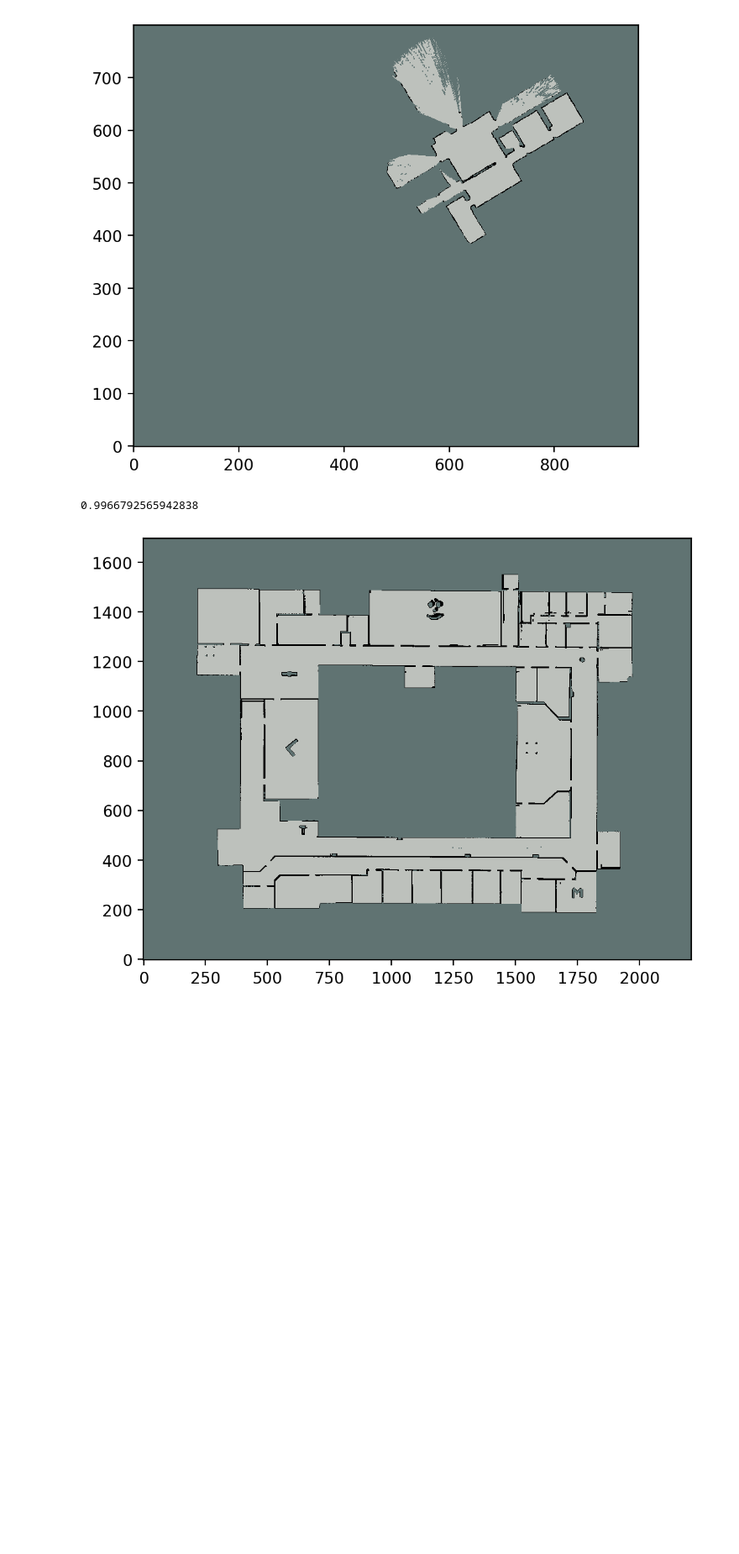
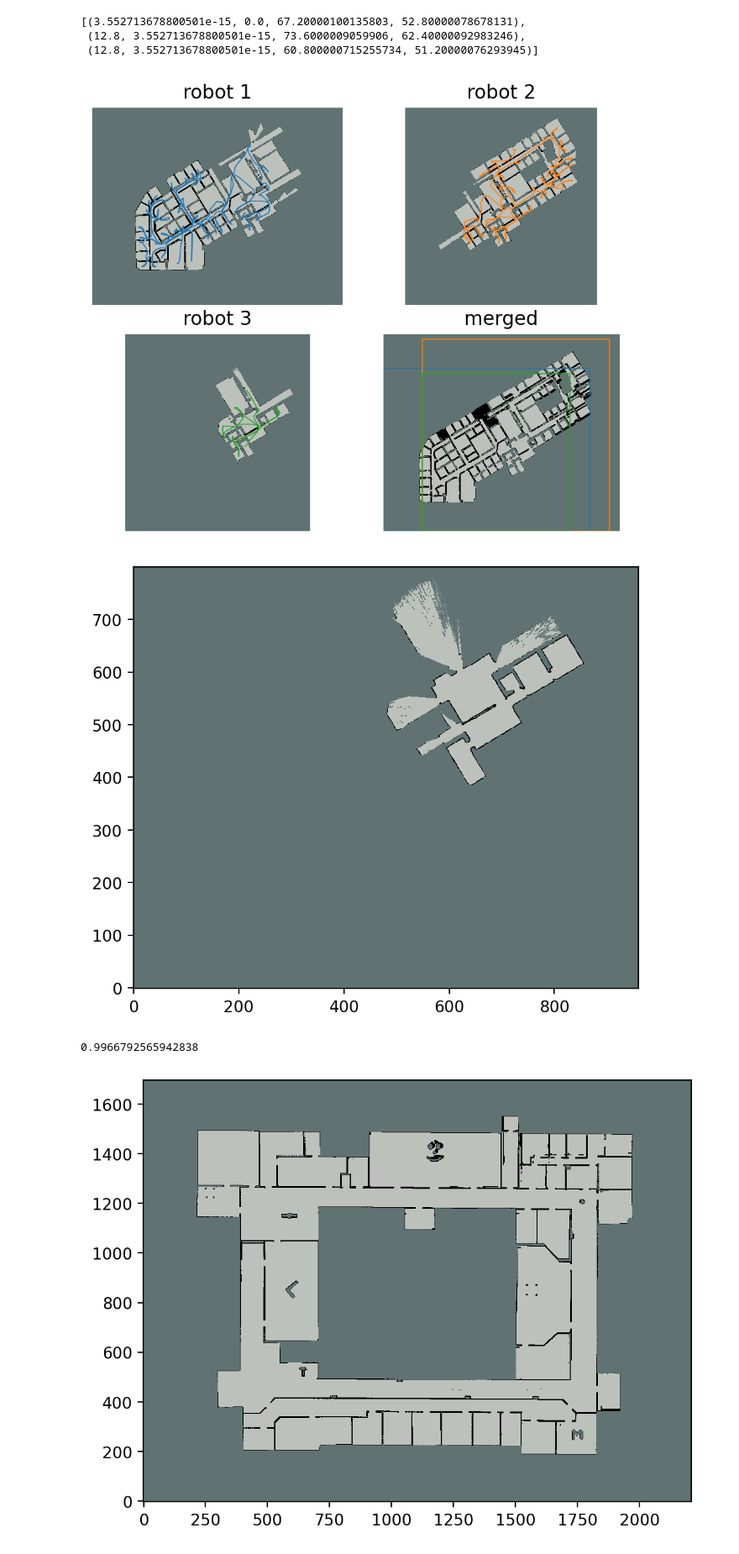
Before and after one commit to maurotella/ROS.postprocessing, a Jupyter notebook: test_merging.ipynb, the cells around one changed output. Shown: that part at 84% size. Saved outputs shown, nothing was run; the diff lists cells and outputs as text; code cells hidden in the pictures; blank space fills up the shorter version.

```diff
--- a/test_merging.ipynb
+++ b/test_merging.ipynb
@@ -16,3 +62,59 @@ maps = [SR.get_final_map_single(n)['map'] for n in range(1,SR.get_robot_nr()+1)]
+# %%
+SR = stats.SingleRun(path, 462, 'e40')
+n = SR.get_robot_nr()
+
+_, axs = plt.subplots(ceil((n+1)/2), 2, dpi=200)
+
+borders = []
+
+m_ox, m_oy = (stats.get_origin(SR.finalMap)['x'],stats.get_origin(SR.finalMap)['y'])
+
+for robot in range(1, n+1):
+    ax = axs[(robot-1)//2][(robot-1)%2]
+    map = SR.get_final_map_single(robot)['map']
+
+    stats.plot_occ_grid(map, ax)
+    min_x = stats.get_origin(map)['x']-m_ox
+    min_y = stats.get_origin(map)['y']-m_oy
+    max_x = (stats.get_origin(map)['x']-m_ox)+stats.get_size(map)[1]*stats.get_res(map)
+    max_y = (stats.get_origin(map)['y']-m_oy)+stats.get_size(map)[0]*stats.get_res(map)
+    borders.append((min_x,min_y,max_x,max_y))
+    trace = SR.get_tracciato(
+        robot,
+        origin = (stats.get_origin(map)['x'], stats.get_origin(map)['y']),
+        resolution = stats.get_res(map)
+    )
+    ax.plot(
+        *trace.coords.xy,
+        linewidth=.6,
+        color=stats.COLOR_LIST[(robot-1)%len(stats.COLOR_LIST)]
+    )
+    ax.set_title(f'robot {robot}')
+    ax.axis('off')
+stats.plot_occ_grid(
+    SR.finalMap,
+    axs[-1][-1]
+)
+#SR.plot_tracciato(ax=axs[-1][-1], map=SR.finalMap)
+for robot in range(1, n+1):
+    min_x = borders[robot-1][0]/0.05
+    min_y = borders[robot-1][1]/0.05
+    max_x = borders[robot-1][2]/0.05
+    max_y = borders[robot-1][3]/0.05
+    axs[-1][-1].plot(
+        [min_x,max_x,max_x,min_x,min_x],
+        [min_y,min_y,max_y,max_y,min_y],
+        linewidth=.6
+    )
+axs[-1][-1].axis('off')
+axs[-1][-1].set_title('merged')
+plt.subplots_adjust(wspace=0, hspace=0.15)
+borders
+# %% [output]
+[(3.552713678800501e-15, 0.0, 67.20000100135803, 52.80000078678131),
+ (12.8, 3.552713678800501e-15, 73.6000009059906, 62.40000092983246),
+ (12.8, 3.552713678800501e-15, 60.800000715255734, 51.20000076293945)]
+[figure, added]
 # %%
 plt.subplots(dpi=200)
 stats.plot_occ_grid(stats.SingleRun(path, 419, 'e40').finalMaps['map'].iloc[3],plt.gca())
```
Also changed, not shown: parts of 5 cells of this notebook, 1 other file.
